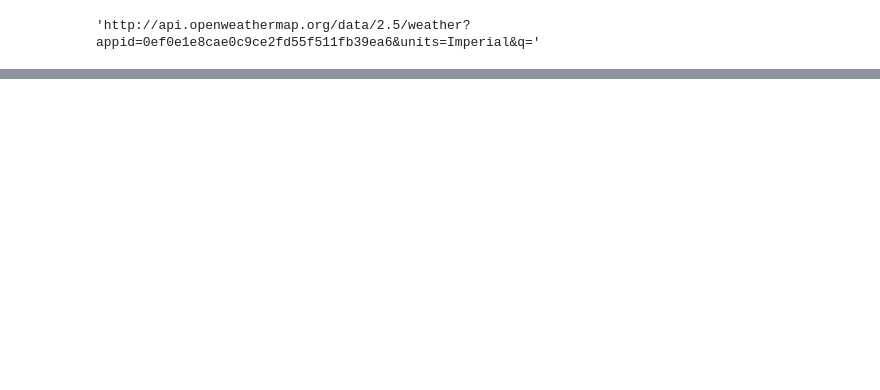
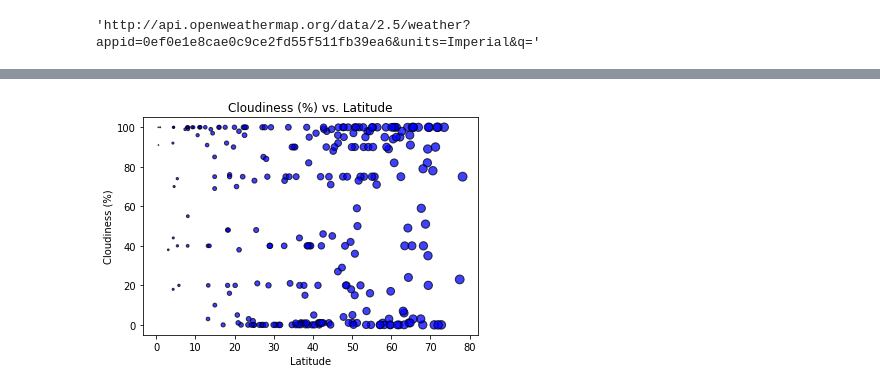
Before and after one commit to marcum531/Python_API_Homework, a Jupyter notebook: WeatherPy/WeatherPy.ipynb, the cells around one changed output, grey strips where cells are left out. Saved outputs shown, nothing was run; the diff lists cells and outputs as text; code cells hidden in the pictures; blank space fills up the shorter version.

```diff
--- a/WeatherPy/WeatherPy.ipynb
+++ b/WeatherPy/WeatherPy.ipynb
@@ -68,0 +108,9 @@ KeyError: 'coord'
+# %%
+plt.scatter(lat, cloudiness, marker='o', facecolors='blue', edgecolors='black', s=lat, alpha=0.75)
+plt.title("Cloudiness (%) vs. Latitude")
+plt.xlabel('Latitude')
+plt.ylabel("Cloudiness (%)")
+plt.show()
+#This scatterplot shows a weak relationship between cloudiness and latitude.
+# %% [output]
+[figure, added]
```
Also changed, not shown: parts of 5 cells of this notebook.
